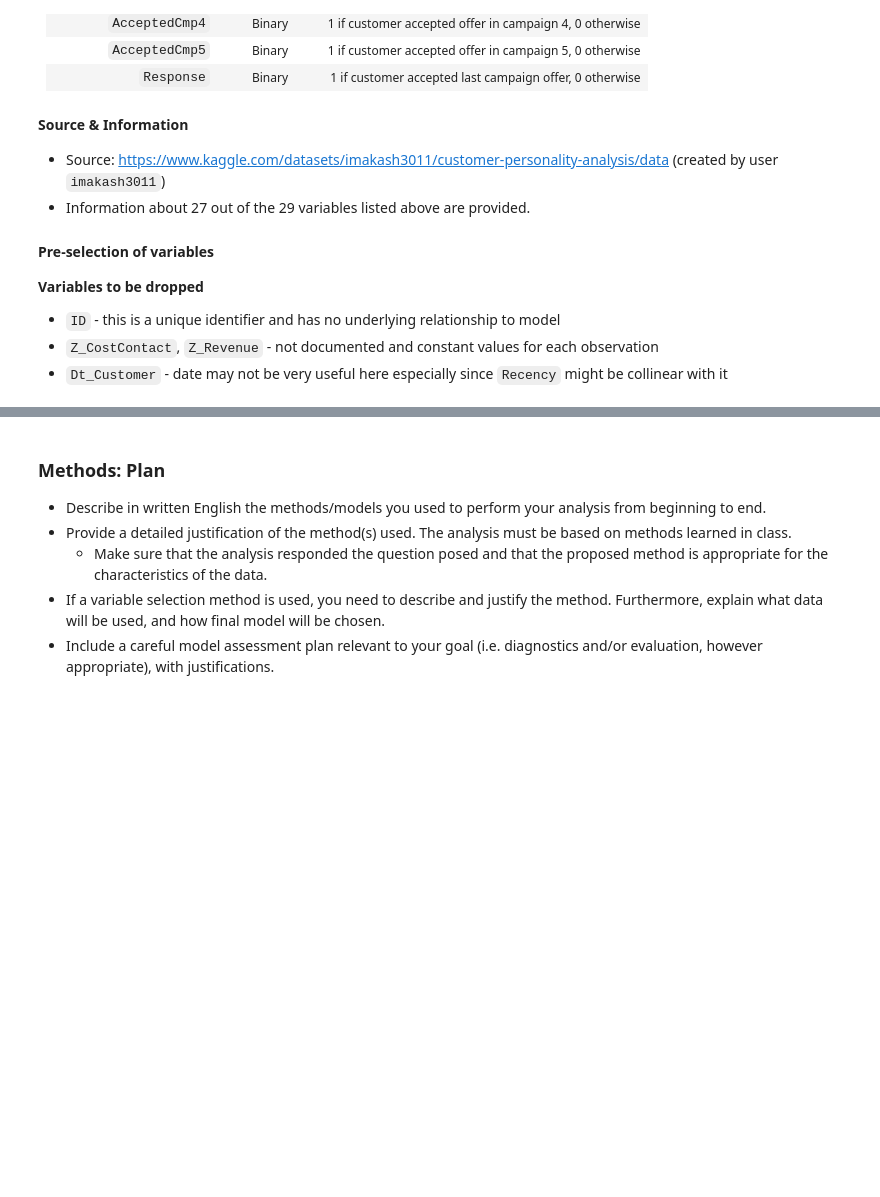
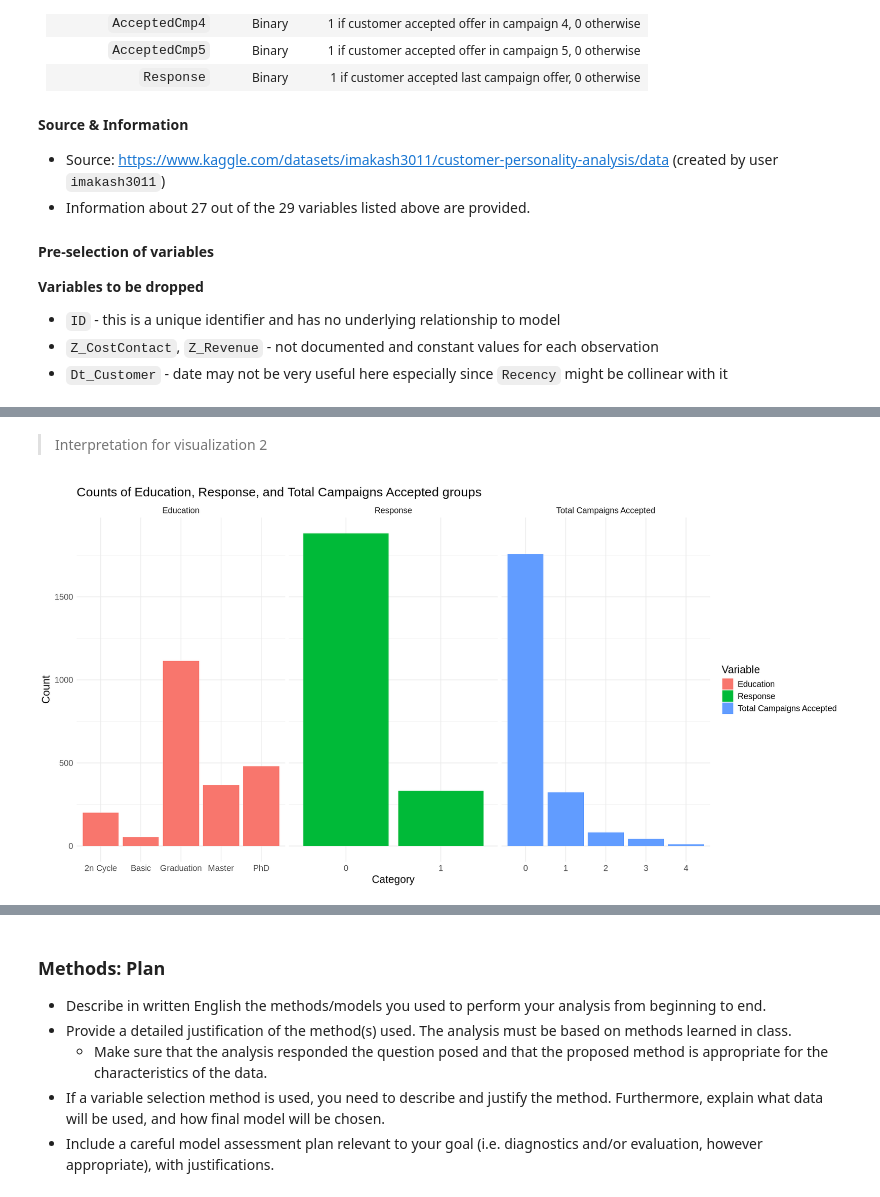
Before and after one commit to nelsonli2323/STAT-301-Project, a Jupyter notebook: Final_Report.ipynb, the cells around one changed output, grey strips where cells are left out. Cells and saved outputs as stored; diff of their text form; code cells hidden in the pictures; blank space fills up the shorter version.

```diff
--- a/Final_Report.ipynb
+++ b/Final_Report.ipynb
@@ -129,0 +222,30 @@ $ Response            <int> 1, 0, 0, 0, 0, 0, 0, 0, 1, 0, 0, 0, 0, 0, 0, 1, 0,
+# %% [markdown]
+> Interpretation for visualization 2
+# %%
+options(repr.plot.width = 16, repr.plot.height = 8)
+
+# Helper function to create standardized summary tables
+create_summary_table <- function(var_name, variable_label) {
+  customer_data_clean %>%
+    group_by({{ var_name }}) %>%
+    summarize(Count = n()) %>%
+    rename(Category = {{ var_name }}) %>%
+    mutate(Variable = variable_label, Category = as.factor(Category))
+}
+
+# Create plotting data
+response_table <- create_summary_table(Response, "Response")
+education_table <- create_summary_table(Education, "Education")
+accepted_table <- create_summary_table(Total_AcceptedCmp, "Total Campaigns Accepted")
+
+plot_data_long <- bind_rows(response_table, education_table, accepted_table)
+
+plot_data_long %>%
+    ggplot(aes(x = Category, y = Count, fill = Variable)) +
+    geom_bar(stat = "identity") +
+    facet_wrap(~Variable, scales = "free_x") +
+    labs(title = "Counts of Education, Response, and Total Campaigns Accepted groups") +
+    theme_minimal() +
+    theme(text = element_text(size = 15))
+# %% [output]
+[figure, added]
```
Also changed, not shown: parts of 11 cells of this notebook.
